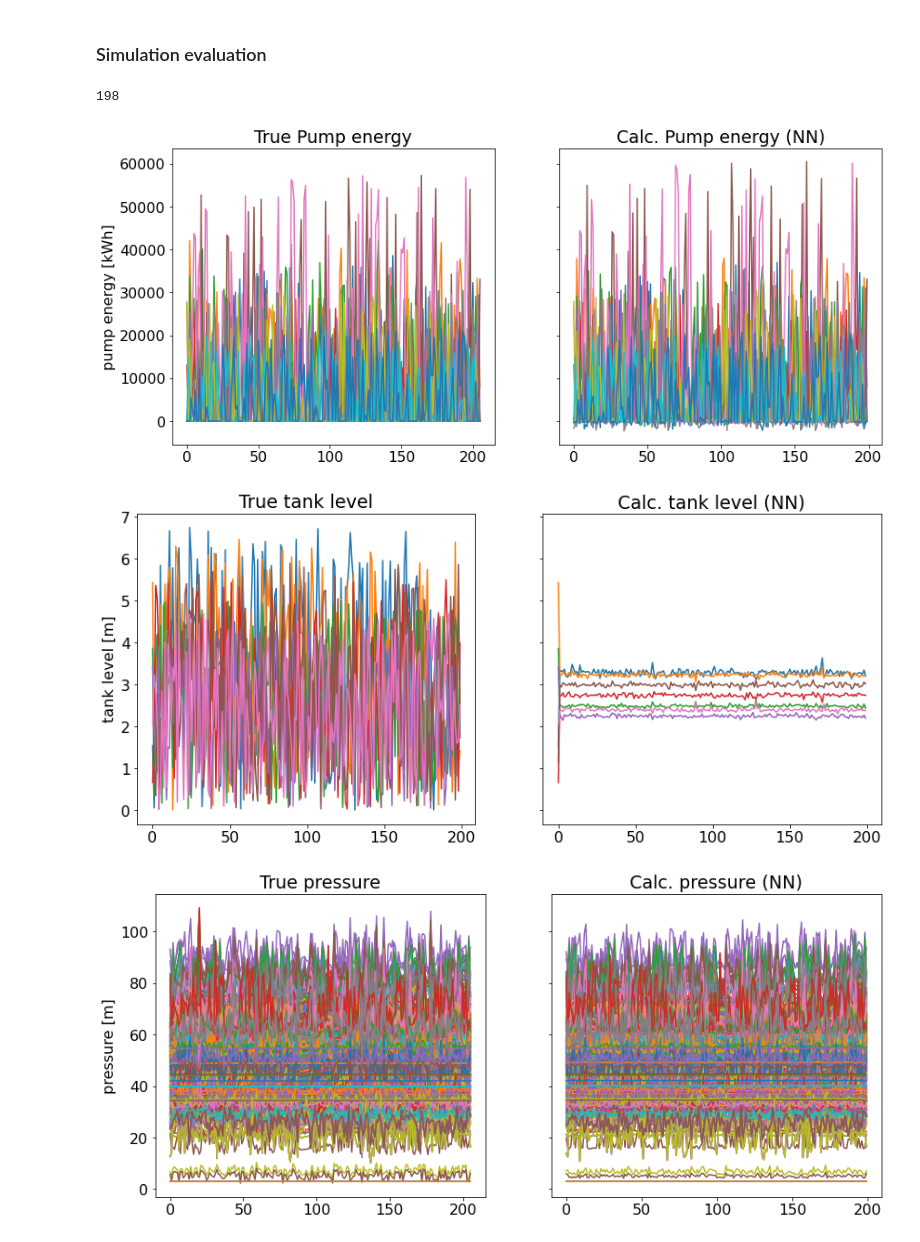
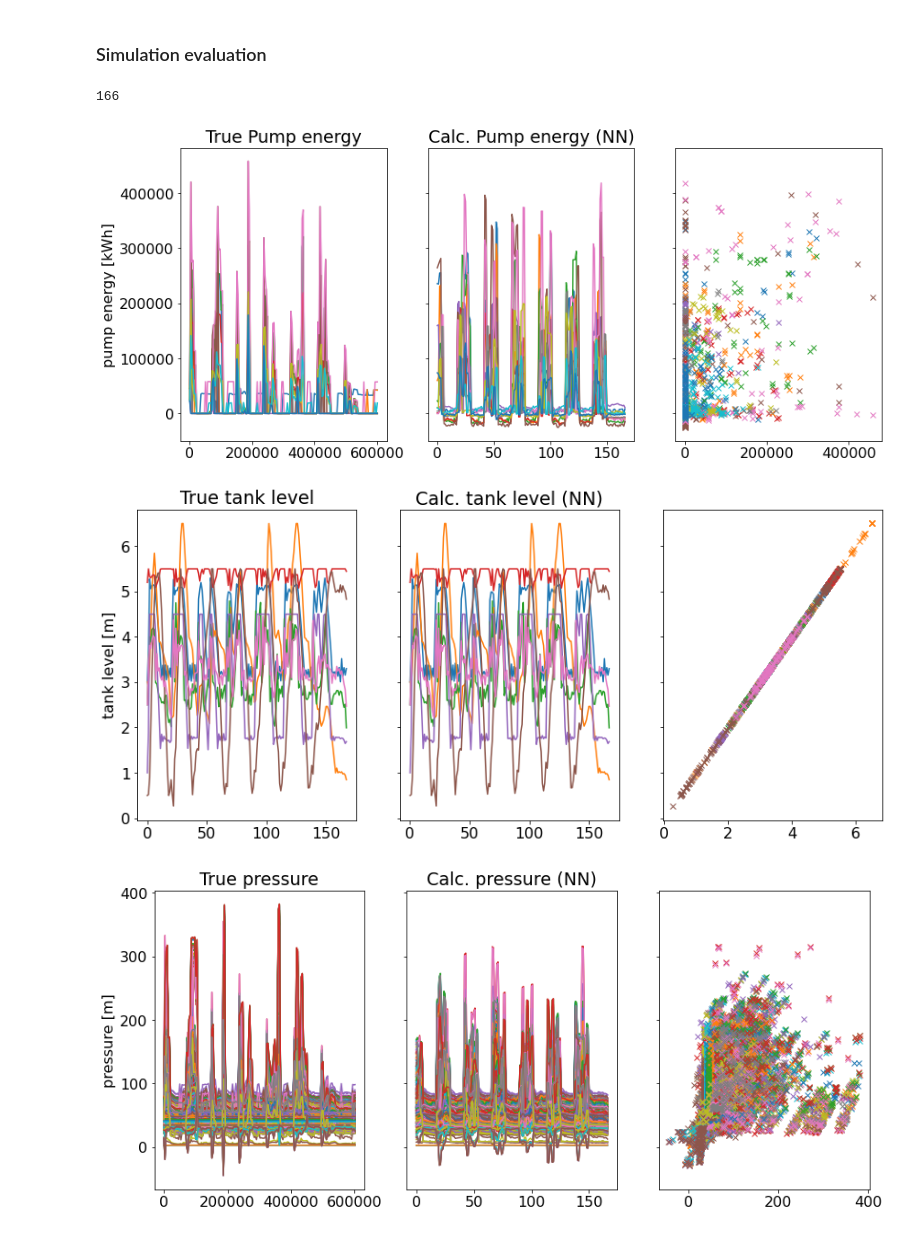
Before and after one commit to 4flixt/2019_WNTR_Surrogate_Model, a Jupyter notebook: Surrogate_Model/DNN_woClustering/DNN_woClustering_test.ipynb, the cells around one changed output. Drawn from its saved outputs; the diff is of its cells as text; code cells hidden in the pictures.

Commit message:
More experiments NN internal clustering with new data from Ivo

```diff
--- a/Surrogate_Model/DNN_woClustering/DNN_woClustering_test.ipynb
+++ b/Surrogate_Model/DNN_woClustering/DNN_woClustering_test.ipynb
@@ -104,5 +110,5 @@ pump_power.head(500).plot(legend=False, color='k', alpha=0.1, title='pump power'
 # %%
-data_filter = data_filter & np.all(np.abs(pump_power)<1e6,axis=1) & np.all(pump_power>=0, axis=1)
+#data_filter = data_filter & np.all(np.abs(pump_power)<1e6,axis=1) & np.all(pump_power>=0, axis=1)
 # %% [markdown]
 After filtering:
 # %%
@@ -355,29 +409,28 @@ A_cluster = model.get_layer('cluster_demand').get_weights()[0]
 # %%
 from IPython.display import clear_output, display
 # %%
-N = 200
-
-demand = nn_input['demand'].head(N).to_numpy()
-states = nn_input['states'].head(N).to_numpy()
-inputs = nn_input['inputs'].head(N).to_numpy()
+val_demand_np = val_demand.to_numpy()
+val_states_np = val_states.to_numpy()
+val_inputs_np = val_inputs.to_numpy()
 
 in_d_scaling = input_scaling['demand'].to_numpy()
 in_s_scaling = input_scaling['states'].to_numpy()
 in_i_scaling = input_scaling['inputs'].to_numpy()
 
-pressure = nn_output['pressure'].head(N).to_numpy()
-energy = nn_output['energy'].head(N).to_numpy()
-
 out_p_scaling = output_scaling['pressure'].to_numpy()
 out_e_scaling = output_scaling['energy'].to_numpy()
 out_s_scaling = output_scaling['dstates'].to_numpy()
 # %%
-for k in range(N-1):
+est_states = [val_states_np[[0]]]
+est_pressure = []
+est_energy = []
+
+for k in range(val_inputs_np.shape[0]-1):
     clear_output(wait=True)
     print(k)
-    demand_k = demand[[k],:]
-    states_k = states[[k],:]
-    inputs_k = inputs[[k],:]
+    demand_k = val_demand_np[[k],:]
+    states_k = est_states[k]
+    inputs_k = val_inputs_np[[k],:]
 
     demand_k_scaled = demand_k/in_d_scaling
     states_k_scaled = states_k/in_s_scaling
@@ -389,38 +442,50 @@ for k in range(N-1):
     energy_k = energy_scaled * out_e_scaling
     states_k_next = states_k + dstates_scaled * out_s_scaling
 
-    energy[[k],:] = energy_k
-    pressure[[k],:] = pressure_k
-    states[[k+1],:] = states_k_next
+    ### Achtung ENTFERNEN!!!!!!
+    #states_k_next = val_states_np[[k+1]]
+
+    est_states.append(states_k_next)
+    est_energy.append(energy_k)
+    est_pressure.append(pressure_k)
+
+est_pressure = np.concatenate(est_pressure,axis=0)
+est_energy = np.concatenate(est_energy,axis=0)
+est_states = np.concatenate(est_states,axis=0)
 # %% [output]
-198
+166
 # %%
-fig,ax = plt.subplots(1,2, figsize=(14,6), sharey=True)
-pump_power[data_filter].head(N).plot(legend=False, ax=ax[0])
-ax[1].plot(energy)
+fig,ax = plt.subplots(1,3, figsize=(14,6), sharey=True)
+val_energy.plot(legend=False, ax=ax[0])
+ax[1].plot(est_energy)
 ax[0].set_title('True Pump energy')
 ax[1].set_title('Calc. Pump energy (NN)')
 ax[0].set_ylabel('pump energy [kWh]')
+
+ax[2].plot(val_energy.to_numpy()[:-1,:], est_energy, 'x')
 plt.show()
 # %% [output]
-[figure, old version]
+[figure, new version]
 # %%
-fig,ax = plt.subplots(1,2, figsize=(14,6), sharey=True)
-tank_level.head(N).plot(legend=False, ax=ax[0])
-ax[1].plot(states)
+fig,ax = plt.subplots(1,3, figsize=(14,6), sharey=True)
+val_states.plot(legend=False, ax=ax[0])
+ax[1].plot(est_states)
 ax[0].set_title('True tank level')
 ax[1].set_title('Calc. tank level (NN)')
 ax[0].set_ylabel('tank level [m]')
+
+ax[2].plot(val_states,est_states,'x')
 plt.show()
 # %% [output]
-[figure, old version]
+[figure, new version]
 # %%
-fig,ax = plt.subplots(1,2, figsize=(14,6), sharey=True)
-junction_pressure[data_filter].head(N).plot(legend=False, ax=ax[0])
-ax[1].plot(pressure)
+fig,ax = plt.subplots(1,3, figsize=(14,6), sharey=True)
+val_pressure.plot(legend=False, ax=ax[0])
+ax[1].plot(est_pressure)
 ax[0].set_title('True pressure')
 ax[1].set_title('Calc. pressure (NN)')
 ax[0].set_ylabel('pressure [m]')
+ax[2].plot(val_pressure.to_numpy()[:-1,:],est_pressure, 'x')
 plt.show()
 # %% [output]
-[figure, old version]
+[figure, new version]
```
Also changed, not shown: parts of 31 cells of this notebook.
